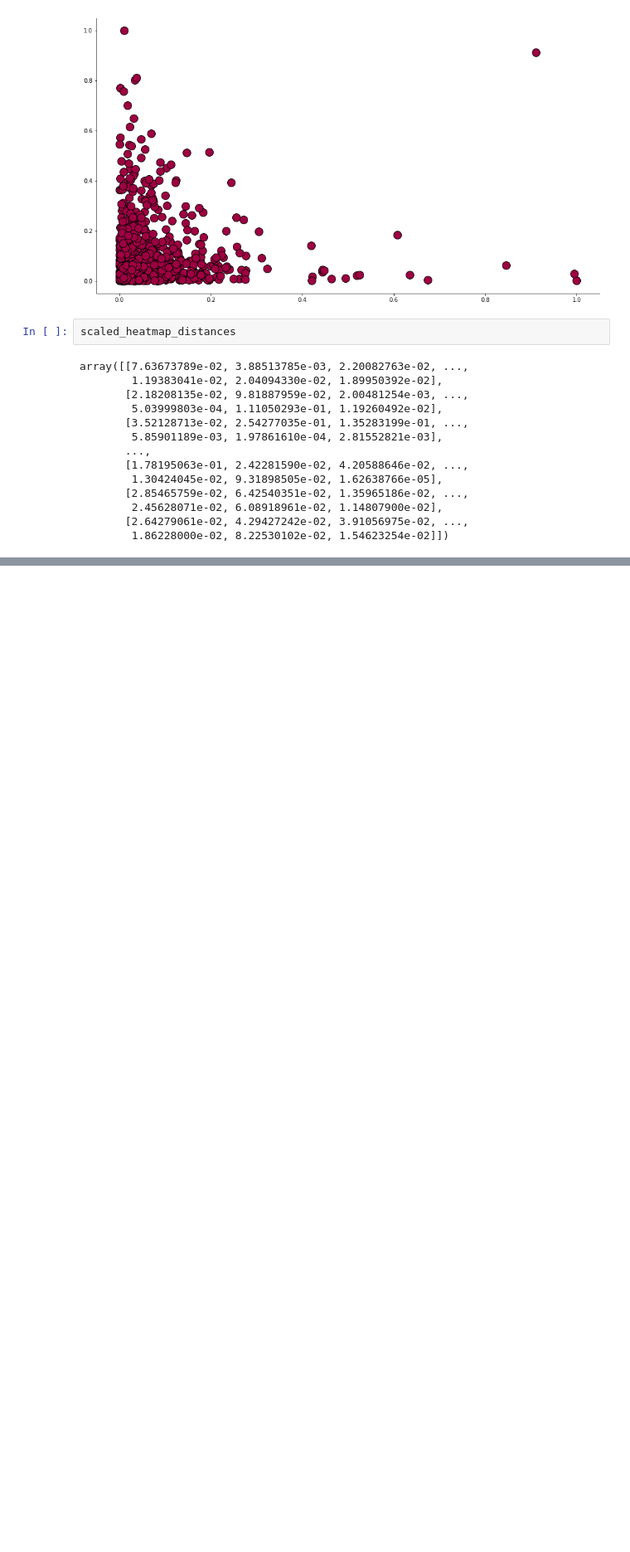
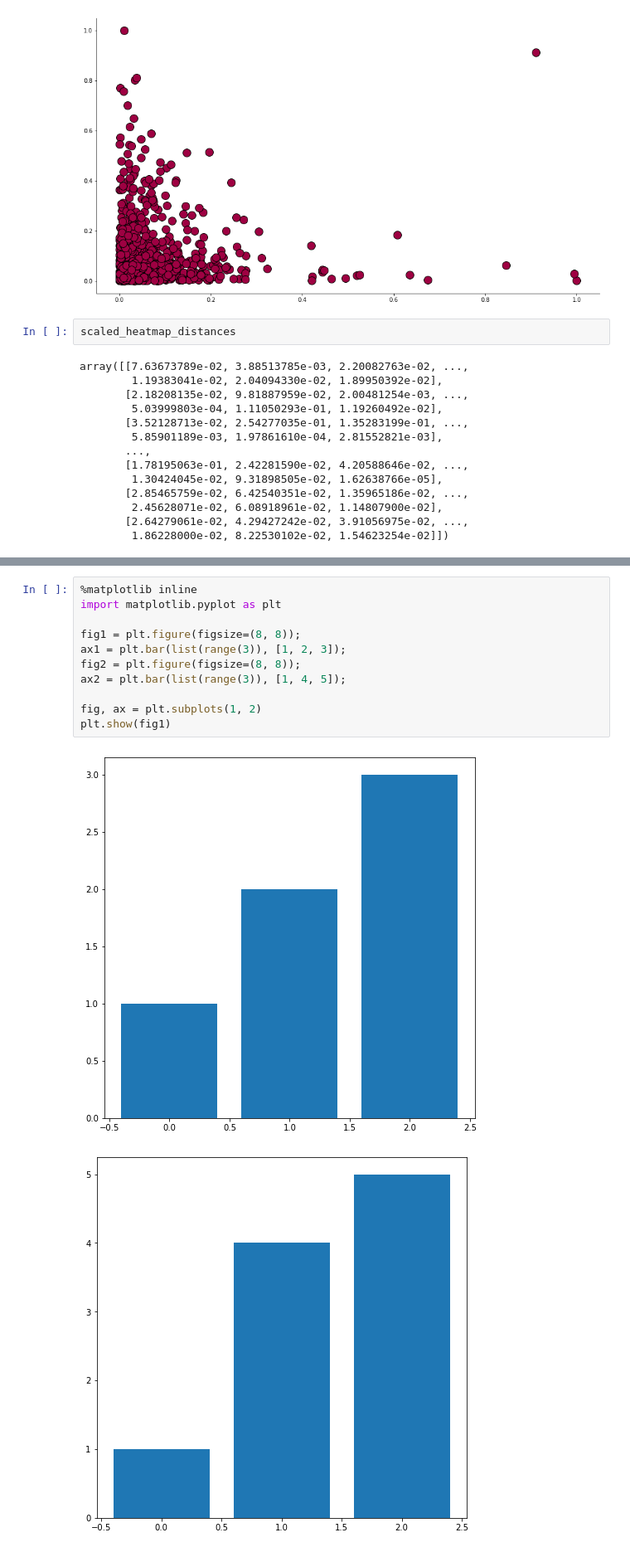
Before and after one commit to lodovicoazzini/unboxer, a Jupyter notebook: playground/random.ipynb, the cells around one changed output, grey strips where cells are left out. Shown at 83% size. Saved outputs shown, nothing was run; the diff lists cells and outputs as text; blank space fills up the shorter version.

```diff
--- a/playground/random.ipynb
+++ b/playground/random.ipynb
@@ -108,0 +274,14 @@ def cluster_heatmaps(distance_matrix: np.array, clusters: list=None) -> np.array
+# %%
+%matplotlib inline
+import matplotlib.pyplot as plt
+
+fig1 = plt.figure(figsize=(8, 8));
+ax1 = plt.bar(list(range(3)), [1, 2, 3]);
+fig2 = plt.figure(figsize=(8, 8));
+ax2 = plt.bar(list(range(3)), [1, 4, 5]);
+
+fig, ax = plt.subplots(1, 2)
+plt.show(fig1)
+# %% [output]
+[figure, added]
+[figure, added]
```
Also changed, not shown: parts of 15 cells of this notebook, 9 other files.
